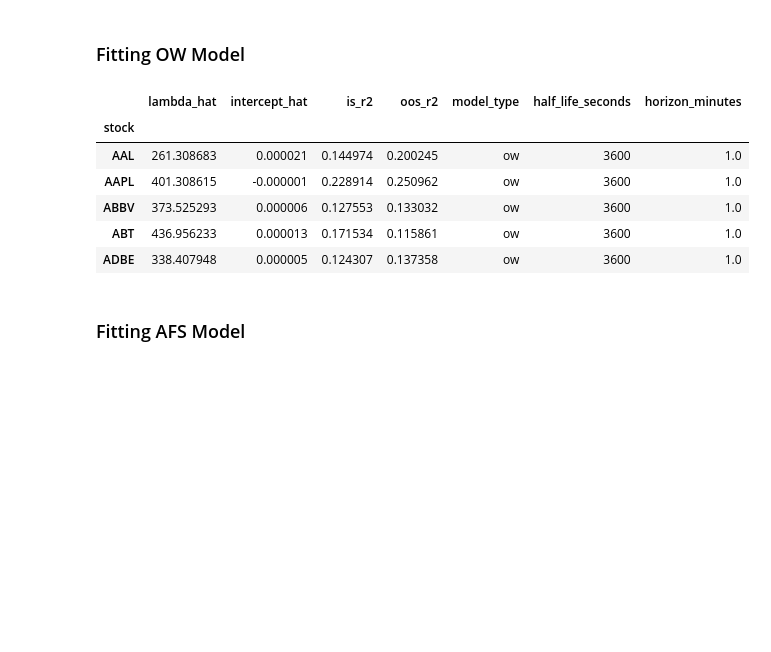
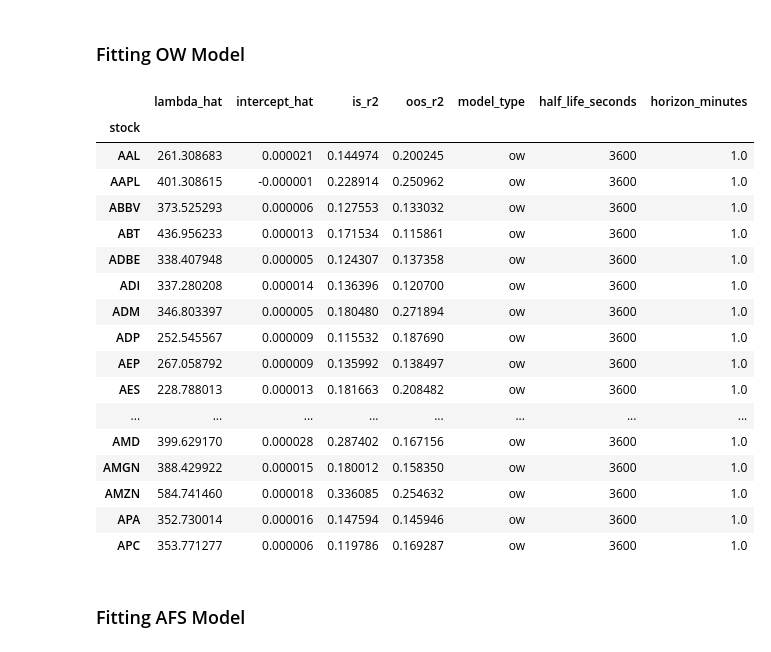
Before and after one commit to raphdlfrg/Quant_Trading_Price_Impact, a Jupyter notebook: 2_2_Impact_Model_Fitting.ipynb, the cells around one changed output. Drawn from its saved outputs; the diff is of its cells as text; code cells hidden in the pictures; blank space fills up the shorter version.

```diff
--- a/2_2_Impact_Model_Fitting.ipynb
+++ b/2_2_Impact_Model_Fitting.ipynb
@@ -204,21 +204,32 @@ ow_result_1h = fit_impact_model_once(
 # %%
 ow_result_1h[[
     "lambda_hat",
     "intercept_hat",
     "is_r2",
     "oos_r2",
     "model_type",
     "half_life_seconds",
     "horizon_minutes"
-]].head()
+]].head(30)
 # %% [output]
 |  | lambda_hat | intercept_hat | is_r2 | oos_r2 | model_type | half_life_seconds | horizon_minutes |
 | stock |  |  |  |  |  |  |  |
 | AAL | 261.308683 | 0.000021 | 0.144974 | 0.200245 | ow | 3600 | 1.0 |
 | AAPL | 401.308615 | -0.000001 | 0.228914 | 0.250962 | ow | 3600 | 1.0 |
 | ABBV | 373.525293 | 0.000006 | 0.127553 | 0.133032 | ow | 3600 | 1.0 |
 | ABT | 436.956233 | 0.000013 | 0.171534 | 0.115861 | ow | 3600 | 1.0 |
 | ADBE | 338.407948 | 0.000005 | 0.124307 | 0.137358 | ow | 3600 | 1.0 |
+| ADI | 337.280208 | 0.000014 | 0.136396 | 0.120700 | ow | 3600 | 1.0 |
+| ADM | 346.803397 | 0.000005 | 0.180480 | 0.271894 | ow | 3600 | 1.0 |
+| ADP | 252.545567 | 0.000009 | 0.115532 | 0.187690 | ow | 3600 | 1.0 |
+| AEP | 267.058792 | 0.000009 | 0.135992 | 0.138497 | ow | 3600 | 1.0 |
+| AES | 228.788013 | 0.000013 | 0.181663 | 0.208482 | ow | 3600 | 1.0 |
+| ... | ... | ... | ... | ... | ... | ... | ... |
+| AMD | 399.629170 | 0.000028 | 0.287402 | 0.167156 | ow | 3600 | 1.0 |
+| AMGN | 388.429922 | 0.000015 | 0.180012 | 0.158350 | ow | 3600 | 1.0 |
+| AMZN | 584.741460 | 0.000018 | 0.336085 | 0.254632 | ow | 3600 | 1.0 |
+| APA | 352.730014 | 0.000016 | 0.147594 | 0.145946 | ow | 3600 | 1.0 |
+| APC | 353.771277 | 0.000006 | 0.119786 | 0.169287 | ow | 3600 | 1.0 |
 # %% [markdown]
 ### Fitting AFS Model
 # %%
```
Also changed, not shown: parts of 1 cell of this notebook, 3 other files.
